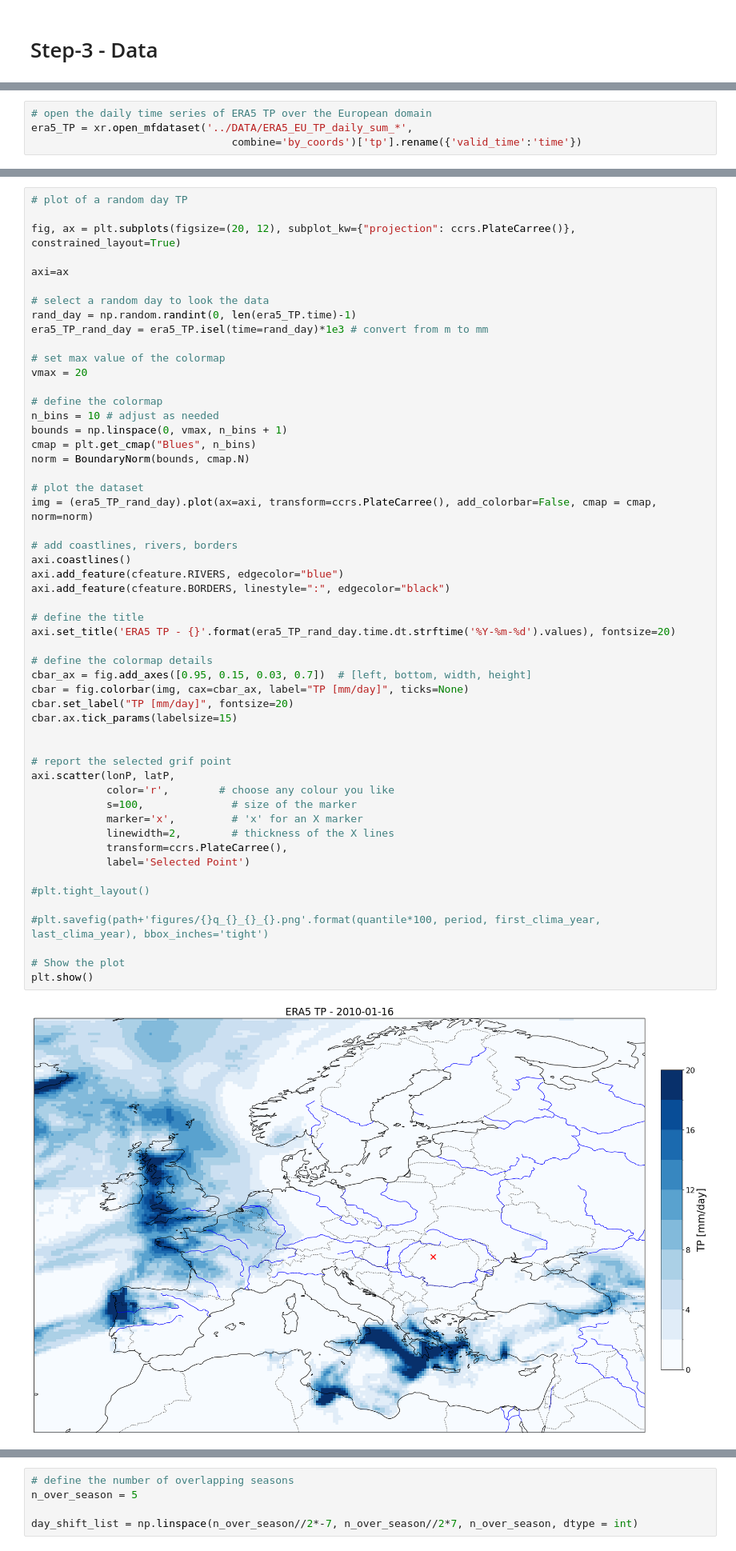
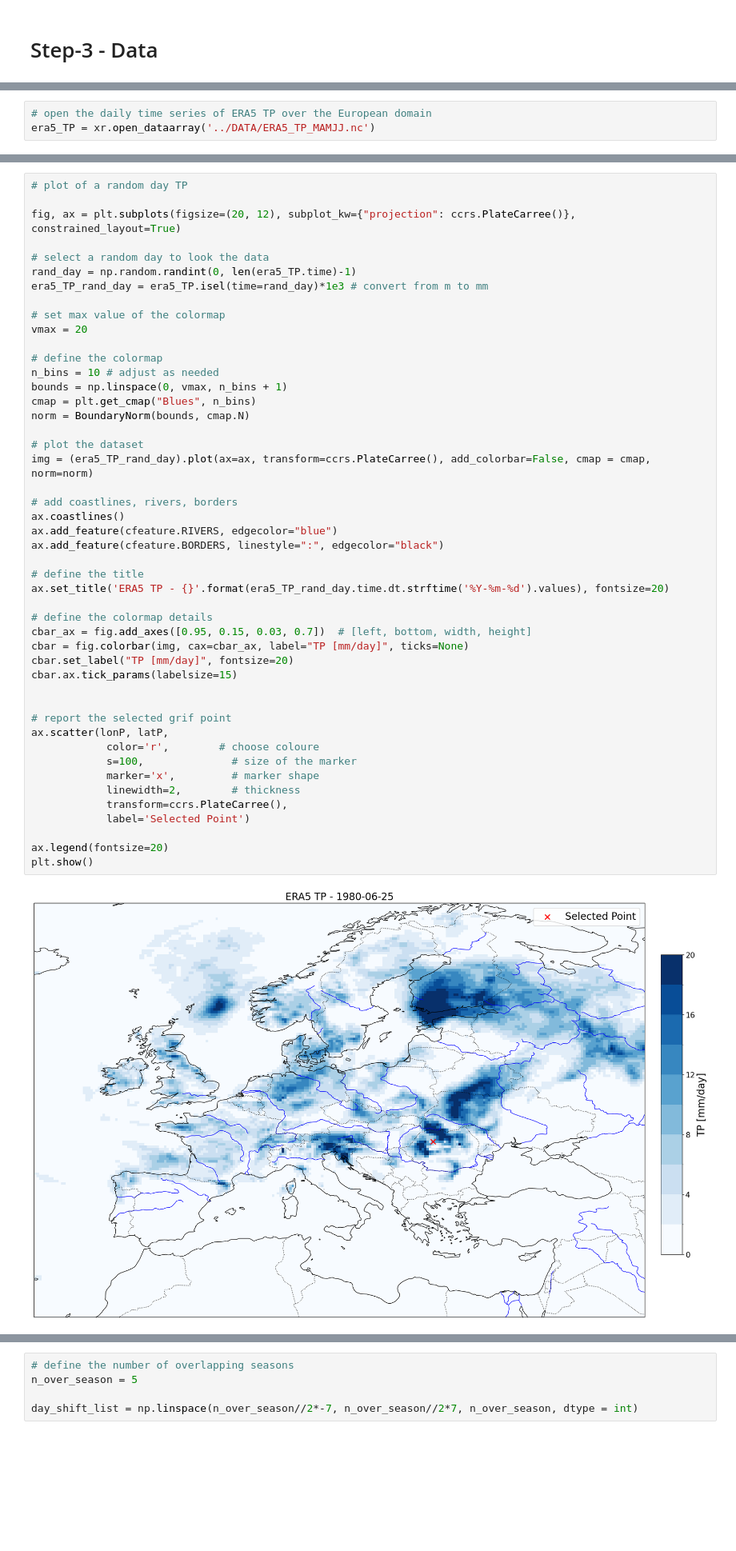
Before and after one commit to eugeniofella/SCEWERO-EPE, a Jupyter notebook: DDEPE-SF_Training/1_EPE-detect.ipynb, the cells around one changed output, grey strips where cells are left out. Shown at 80% size. Cells and saved outputs as stored; diff of their text form; blank space fills up the shorter version.

```diff
--- a/DDEPE-SF_Training/1_EPE-detect.ipynb
+++ b/DDEPE-SF_Training/1_EPE-detect.ipynb
@@ -138,7 +150,6 @@ Inspect the dataset to better understand its structure and characteristics.
 # %%
 # open the daily time series of ERA5 TP over the European domain
-era5_TP = xr.open_mfdataset('../DATA/ERA5_EU_TP_daily_sum_*',
-                                combine='by_coords')['tp'].rename({'valid_time':'time'})
+era5_TP = xr.open_dataarray('../DATA/ERA5_TP_MAMJJ.nc')
 # %%
 era5_TP
 # %% [output]
@@ -193,8 +184,6 @@ Attributes: (12/32)
 # plot of a random day TP
 
 fig, ax = plt.subplots(figsize=(20, 12), subplot_kw={"projection": ccrs.PlateCarree()}, constrained_layout=True)
-
-axi=ax
 
 # select a random day to look the data
 rand_day = np.random.randint(0, len(era5_TP.time)-1)
@@ -202,45 +191,41 @@ era5_TP_rand_day = era5_TP.isel(time=rand_day)*1e3 # convert from m to mm
 
 # set max value of the colormap
 vmax = 20
 
 # define the colormap
 n_bins = 10 # adjust as needed
 bounds = np.linspace(0, vmax, n_bins + 1)
 cmap = plt.get_cmap("Blues", n_bins)
 norm = BoundaryNorm(bounds, cmap.N)
 
 # plot the dataset
-img = (era5_TP_rand_day).plot(ax=axi, transform=ccrs.PlateCarree(), add_colorbar=False, cmap = cmap, norm=norm)
+img = (era5_TP_rand_day).plot(ax=ax, transform=ccrs.PlateCarree(), add_colorbar=False, cmap = cmap, norm=norm)
 
 # add coastlines, rivers, borders
-axi.coastlines()
-axi.add_feature(cfeature.RIVERS, edgecolor="blue")
-axi.add_feature(cfeature.BORDERS, linestyle=":", edgecolor="black")
+ax.coastlines()
+ax.add_feature(cfeature.RIVERS, edgecolor="blue")
+ax.add_feature(cfeature.BORDERS, linestyle=":", edgecolor="black")
 
 # define the title
-axi.set_title('ERA5 TP - {}'.format(era5_TP_rand_day.time.dt.strftime('%Y-%m-%d').values), fontsize=20)
+ax.set_title('ERA5 TP - {}'.format(era5_TP_rand_day.time.dt.strftime('%Y-%m-%d').values), fontsize=20)
 
 # define the colormap details
 cbar_ax = fig.add_axes([0.95, 0.15, 0.03, 0.7])  # [left, bottom, width, height]
 cbar = fig.colorbar(img, cax=cbar_ax, label="TP [mm/day]", ticks=None)
 cbar.set_label("TP [mm/day]", fontsize=20)
 cbar.ax.tick_params(labelsize=15)
 
 
 # report the selected grif point
-axi.scatter(lonP, latP,
-            color='r',        # choose any colour you like
+ax.scatter(lonP, latP,
+            color='r',        # choose coloure
             s=100,              # size of the marker
-            marker='x',         # 'x' for an X marker
-            linewidth=2,        # thickness of the X lines
+            marker='x',         # marker shape
+            linewidth=2,        # thickness
             transform=ccrs.PlateCarree(),
             label='Selected Point')
 
-#plt.tight_layout()
-
-#plt.savefig(path+'figures/{}q_{}_{}_{}.png'.format(quantile*100, period, first_clima_year, last_clima_year), bbox_inches='tight')
-
-# Show the plot
+ax.legend(fontsize=20)
 plt.show()
 # %% [output]
-[figure, old version]
+[figure, new version]
```
Also changed, not shown: parts of 34 cells of this notebook, 7 other files.
